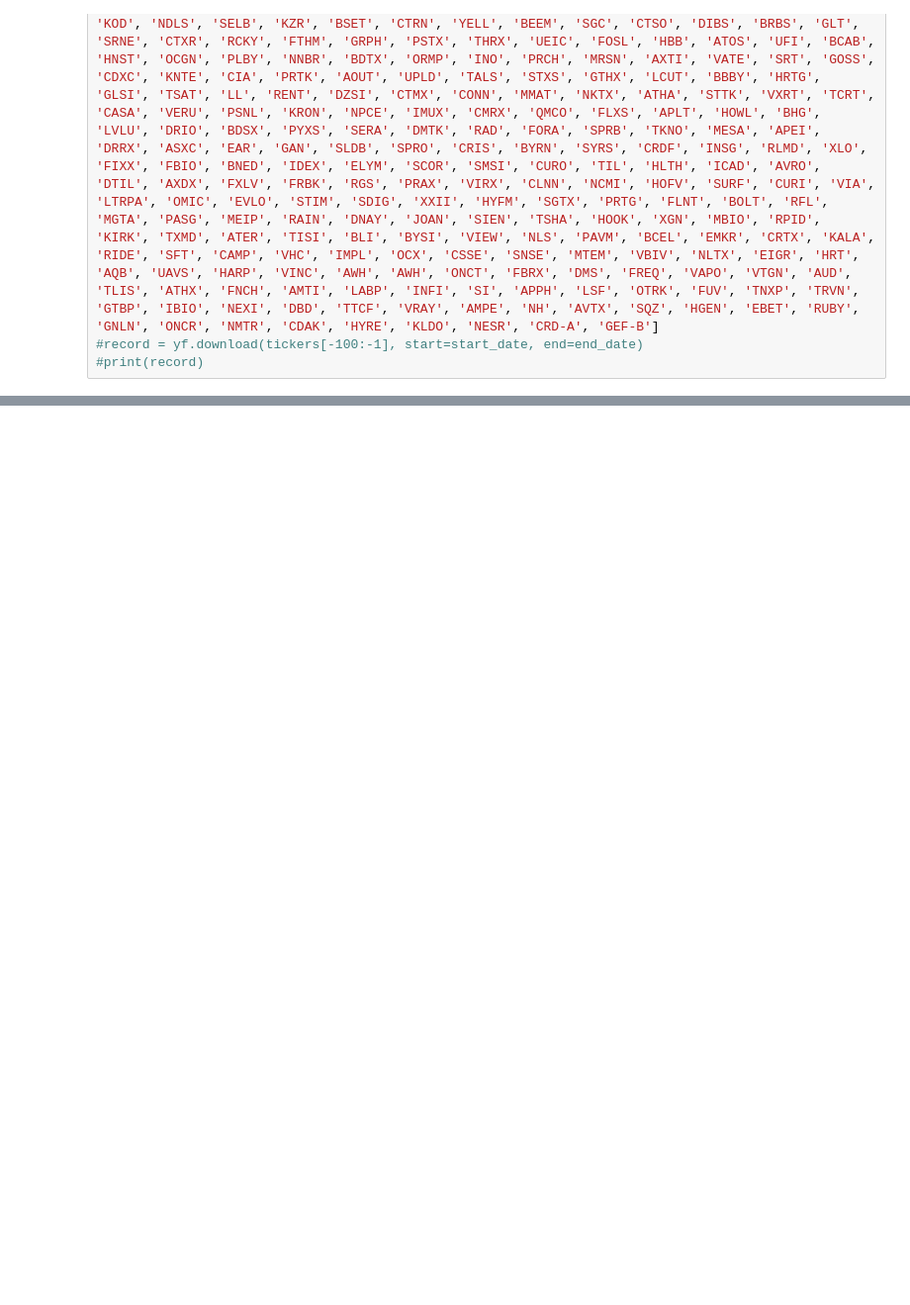
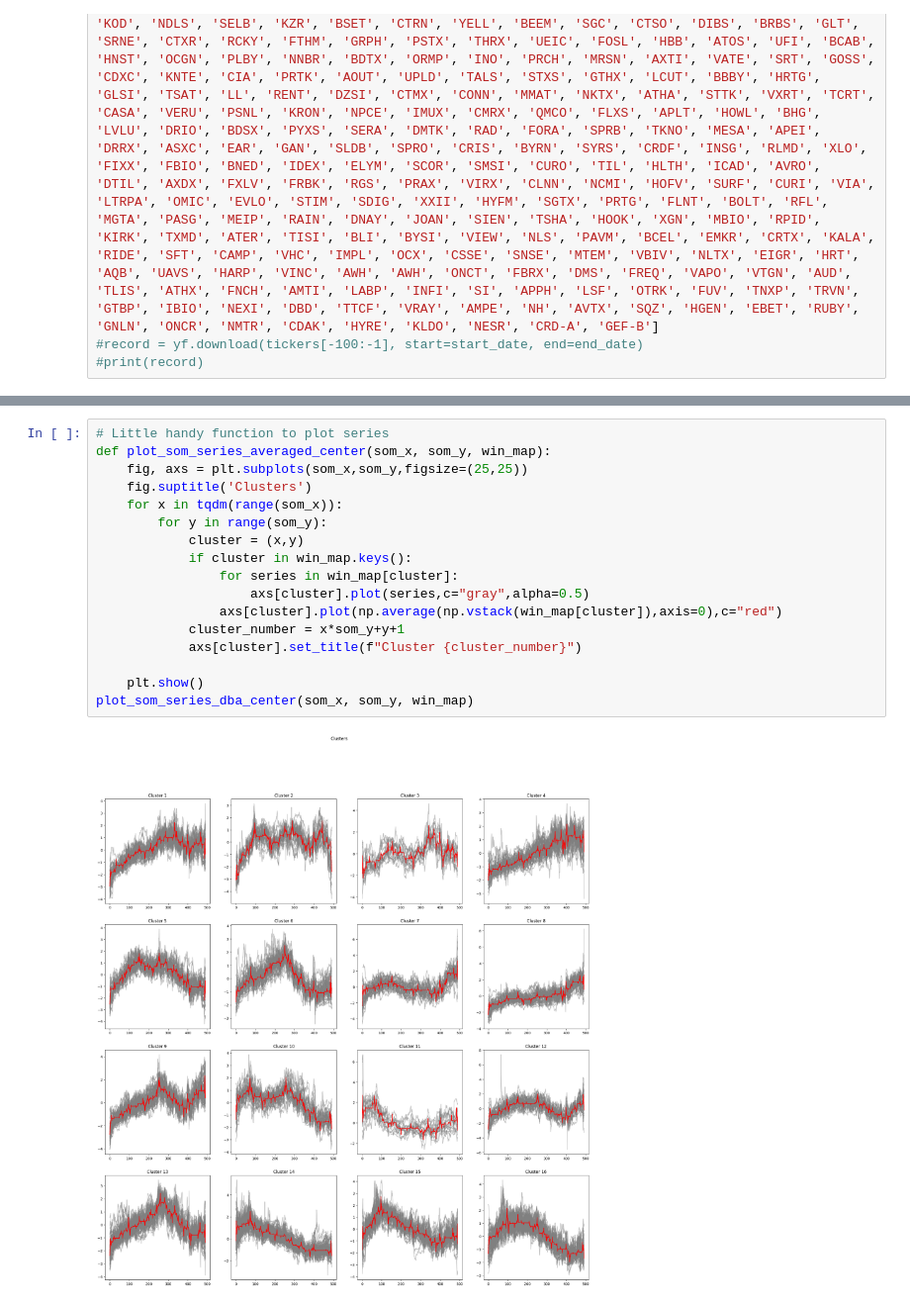
Before and after one commit to MaximilianPowers/EquityPair, a Jupyter notebook: notebook.ipynb, the cells around one changed output, grey strips where cells are left out. Shown at 99% size. Cells and saved outputs as stored; diff of their text form; blank space fills up the shorter version.

```diff
--- a/notebook.ipynb
+++ b/notebook.ipynb
@@ -235,0 +473,19 @@ KeyError: 'date'
+# %%
+# Little handy function to plot series
+def plot_som_series_averaged_center(som_x, som_y, win_map):
+    fig, axs = plt.subplots(som_x,som_y,figsize=(25,25))
+    fig.suptitle('Clusters')
+    for x in tqdm(range(som_x)):
+        for y in range(som_y):
+            cluster = (x,y)
+            if cluster in win_map.keys():
+                for series in win_map[cluster]:
+                    axs[cluster].plot(series,c="gray",alpha=0.5)
+                axs[cluster].plot(np.average(np.vstack(win_map[cluster]),axis=0),c="red")
+            cluster_number = x*som_y+y+1
+            axs[cluster].set_title(f"Cluster {cluster_number}")
+
+    plt.show()
+plot_som_series_dba_center(som_x, som_y, win_map)
+# %% [output]
+[figure, added]
```
Also changed, not shown: parts of 55 cells of this notebook, 27 other files.
